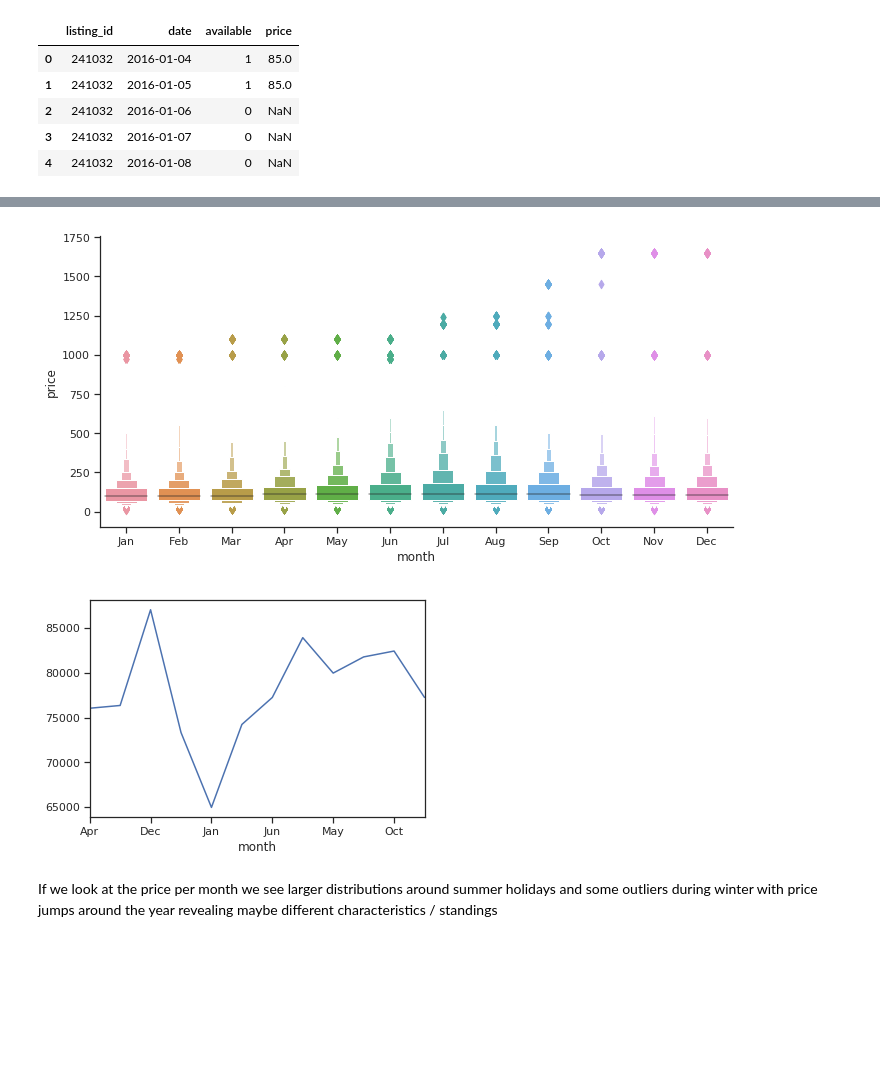
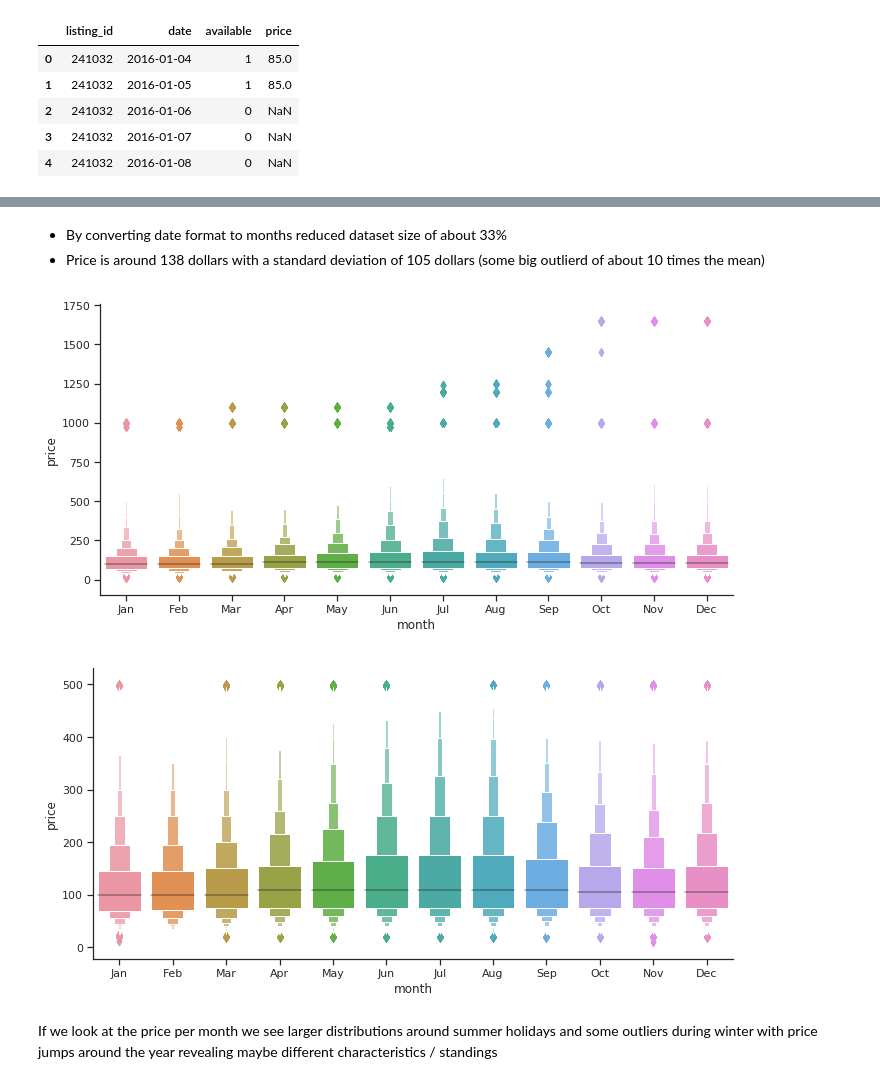
Before and after one commit to elieMac/kaggle, a Jupyter notebook: airbnb/seattle/seattle.ipynb, the cells around one changed output, grey strips where cells are left out. Saved outputs shown, nothing was run; the diff lists cells and outputs as text; code cells hidden in the pictures; blank space fills up the shorter version.

```diff
--- a/airbnb/seattle/seattle.ipynb
+++ b/airbnb/seattle/seattle.ipynb
@@ -163,13 +159,15 @@ Name: available, dtype: int64
+# %% [markdown]
+- By converting date format to months reduced dataset size of about 33%
+- Price is around 138 dollars with a standard deviation of 105 dollars (some big outlierd of about 10 times the mean)
 # %%
 # Display
-sns.set(style="ticks", color_codes=True)
-sns.catplot(x="month", y="price", kind='boxen', data=calendar_price,height=5,aspect=2);
+sns.set(style="ticks",color_codes=True)
+sns.catplot(x="month", y="price", kind='boxen', data=calendar_price[calendar['available']==1],height=5,aspect=2);
+price_without_outlier = calendar[calendar_price['price'] < 500];
+sns.catplot(x="month", y="price", kind='boxen', data=price_without_outlier[price_without_outlier['available']==1],height=5,aspect=2);
 # %% [output]
 [figure]
+[figure, added]
-# %%
-calendar_avail.plot();
-# %% [output]
-[figure, removed]
 # %% [markdown]
 If we look at the price per month we see larger distributions around summer holidays and some outliers
 during winter with price jumps around the year revealing maybe different characteristics / standings
```
Also changed, not shown: parts of 9 cells of this notebook.
